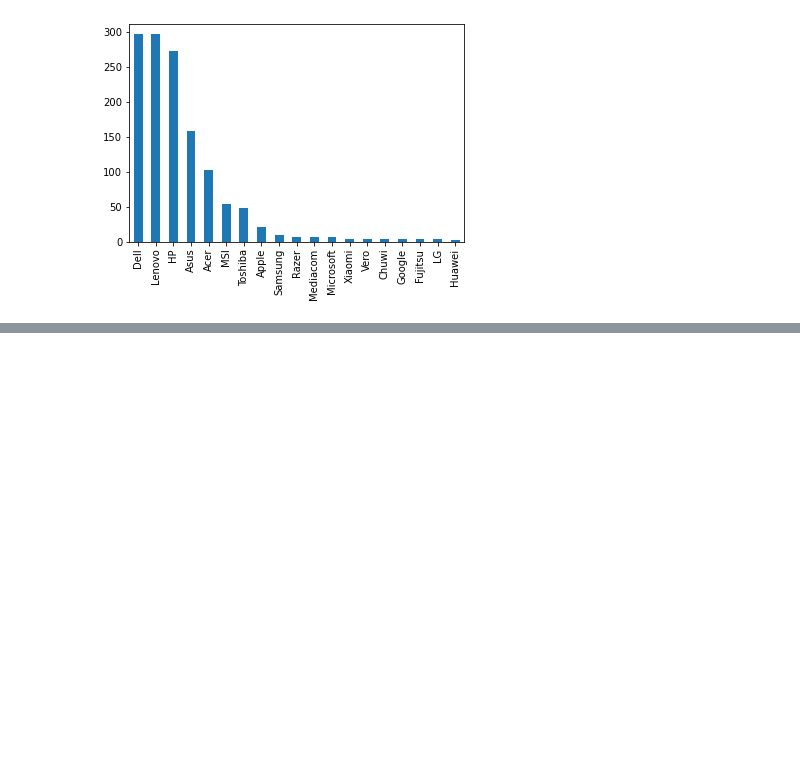
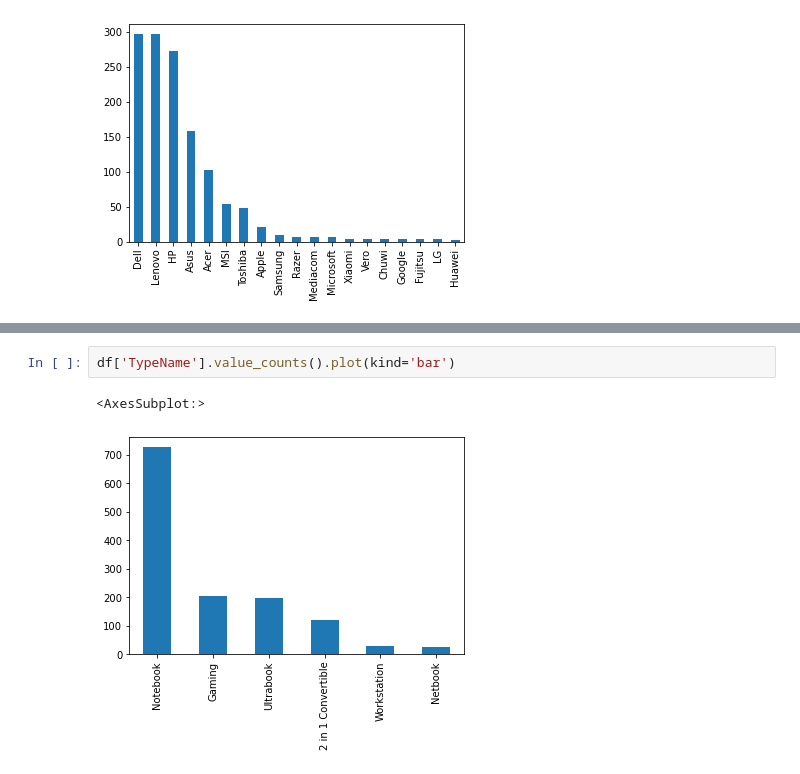
Before and after one commit to isha64/laptop-price-prediction, a Jupyter notebook: laptop-price-prediction.ipynb, the cells around one changed output, grey strips where cells are left out. Saved outputs shown, nothing was run; the diff lists cells and outputs as text; blank space fills up the shorter version.

```diff
--- a/laptop-price-prediction.ipynb
+++ b/laptop-price-prediction.ipynb
@@ -119,0 +127,5 @@ df['Company'].value_counts().plot(kind='bar')
+# %%
+df['TypeName'].value_counts().plot(kind='bar')
+# %% [output]
+<AxesSubplot:>
+[figure, added]
```
Also changed, not shown: parts of 5 cells of this notebook.
